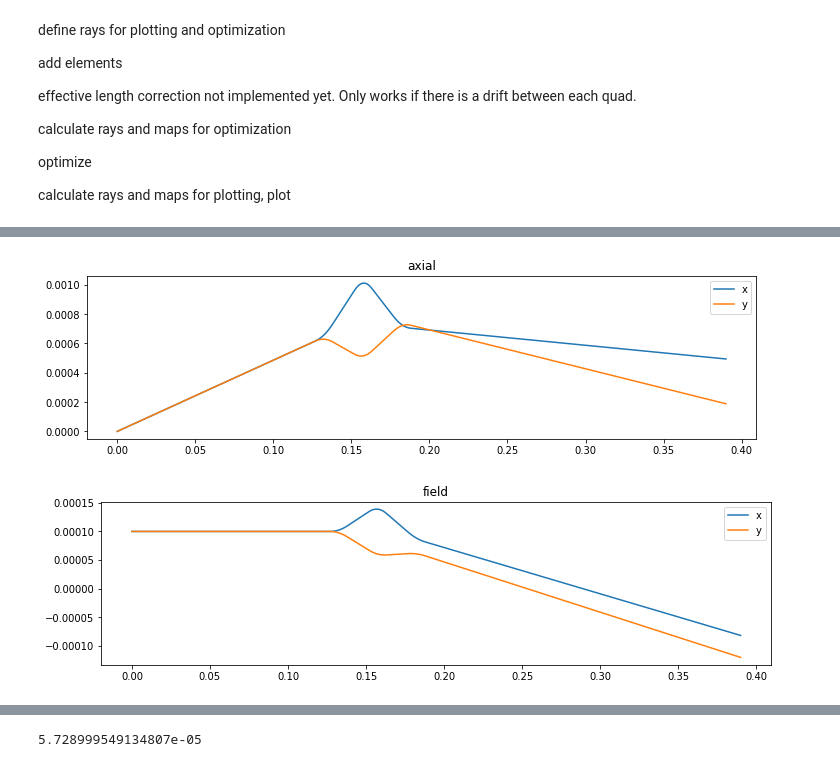
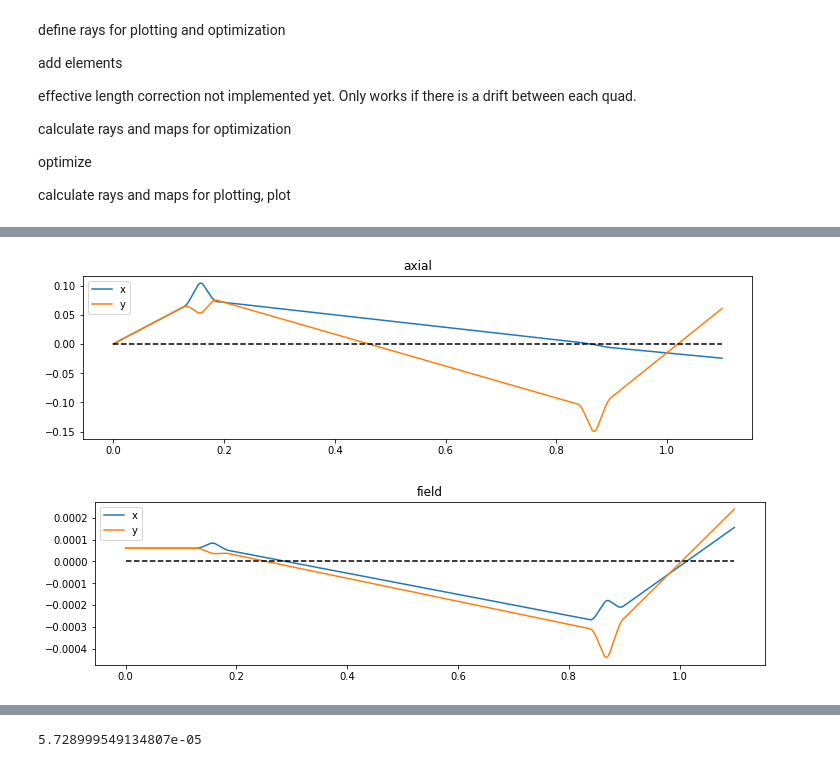
Before and after one commit to bentps/PythonTransport, a Jupyter notebook: PythonTransport.ipynb, the cells around one changed output, grey strips where cells are left out. Saved outputs shown, nothing was run; the diff lists cells and outputs as text; code cells hidden in the pictures.

Commit message:
Working on 6 quad coupling into cong corrector.

```diff
--- a/PythonTransport.ipynb
+++ b/PythonTransport.ipynb
@@ -44,6 +44,15 @@ def quad(length, gauss, Brho, diameter):
                                 [0., 0., 0., 0., 1., 0.],
                                 [0., 0., 0., 0., 0., 1.]])
     return quad_matrix
+
+def lens(f_length):
+    lens_matrix = np.array([[1., 0., 0., 0., 0., 0.],
+                            [-1/f_length, 1., 0., 0., 0., 0.],
+                            [0., 0., 1., 0., 0., 0.],
+                            [0., 0., -1/f_length, 1., 0., 0.],
+                            [0., 0., 0., 0., 1., 0.],
+                            [0., 0., 0., 0., 0., 1.]])
+    return lens_matrix
 # %% [markdown]
 Transport workflow:
 
@@ -280,40 +519,50 @@ class Transport:
 # %%
 traj1=Transport()
 
 traj1.set_kV(100)
 
-traj1.set_ray('axial', x_angle=1/0.6/342.9, y_angle=1/0.6/342.9)
+# traj1.set_ray('axial', x_angle=1/0.6/342.9, y_angle=1/0.6/342.9)
+# # traj1.set_ray('axial1', x_angle=0.1, y_angle=.1)
+# traj1.set_ray('field', x=.0001, y=0.0001)
 
-traj1.set_ray('field', x=.0001, y=0.0001)
+traj1.set_ray('axial', x_angle=.5, y_angle=.5)
+traj1.set_ray('field', x=6e-5, y=6e-5)
+
+
+# traj1.add_drift('drift0', length=0.0015)
+
+# traj1.add_lens('ObjL', f_length=.001479)
+
+traj1.add_drift('drift1', length=.1045)
 
 traj1.add_drift('drift1', length=.127)
 
 traj1.add_quad('quad1', length=.011, gauss=-.23, radius=.65)
 
 traj1.add_drift('drift2', length=.014)
 
 traj1.add_quad('quad2', length=.011, gauss=.40, radius=.65)
 
 traj1.add_drift('drift3', length=.014)
 
 traj1.add_quad('quad3', length=.011, gauss=-.23, radius=.65)
 
-traj1.add_drift('drift4', length=.2)
-traj1.add_drift('drift5', length=.002)
+traj1.add_drift('drift4_1', length=.15)
+traj1.add_drift('drift4_2', length=.5)
 
-# traj1.add_quad('quad4', length=.011, gauss=-.22, radius=.65)
+traj1.add_quad('quad4', length=.011, gauss=.22, radius=.65)
 
-# traj1.add_drift('drift5', length=.014)
+traj1.add_drift('drift5', length=.014)
 
-# traj1.add_quad('quad5', length=.011, gauss=.4, radius=.65)
+traj1.add_quad('quad5', length=.011, gauss=-.4, radius=.65)
 
-# traj1.add_drift('drift6', length=.014)
+traj1.add_drift('drift6', length=.014)
 
-# traj1.add_quad('quad6', length=.011, gauss=-.22, radius=.65)
+traj1.add_quad('quad6', length=.011, gauss=.22, radius=.65)
 
-# traj1.add_drift('drift7', length=.2)
+traj1.add_drift('drift7', length=.2)
 
 traj1.plot()
 # %% [output]
-[figure, old version]
+[figure, new version]
-[figure, old version]
+[figure, new version]
```
Also changed, not shown: parts of 15 cells of this notebook.
